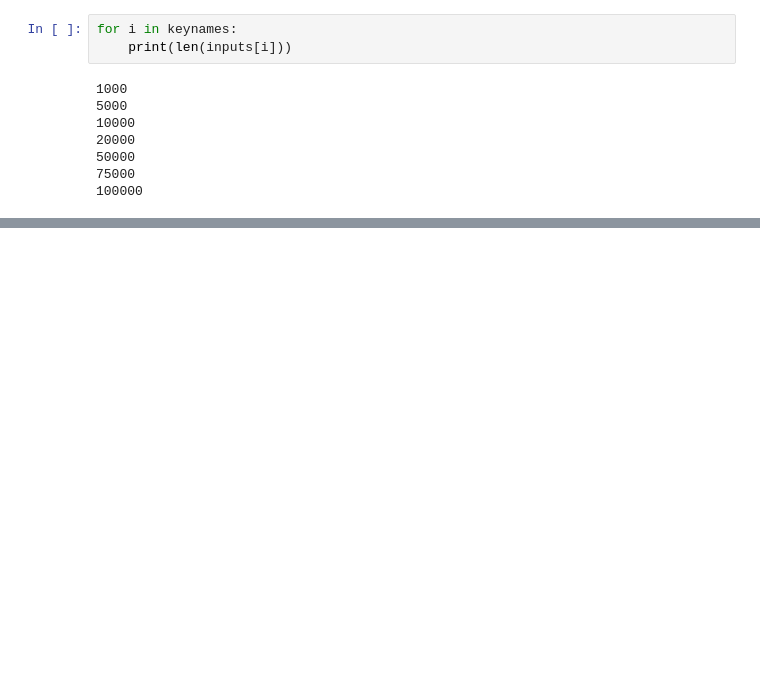
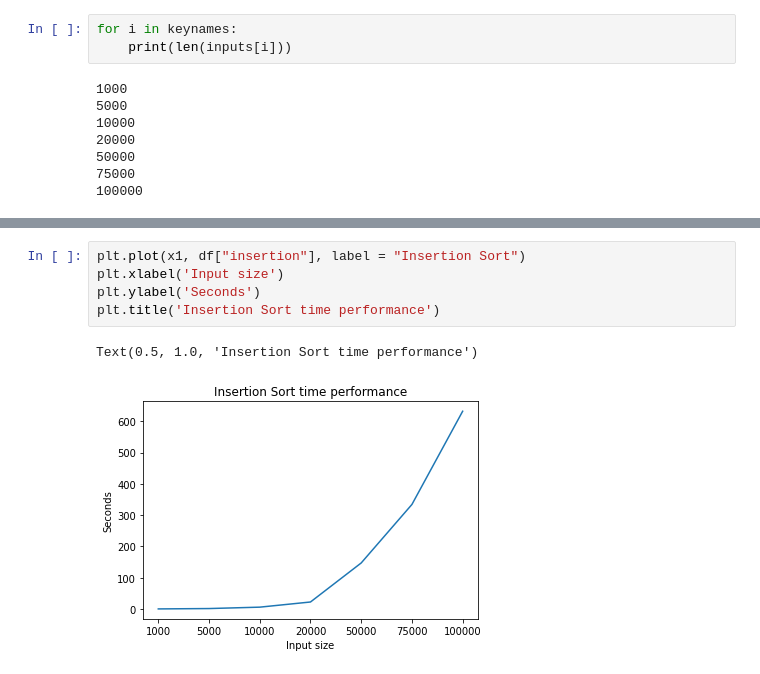
Before and after one commit to CaioCordeiro/SortPerformanceAnalysis, a Jupyter notebook: notebook.ipynb, the cells around one changed output, grey strips where cells are left out. Drawn from its saved outputs; the diff is of its cells as text; blank space fills up the shorter version.

```diff
--- a/notebook.ipynb
+++ b/notebook.ipynb
@@ -192,0 +468,8 @@ with open('test.csv', 'w') as f:
+# %%
+plt.plot(x1, df["insertion"], label = "Insertion Sort")
+plt.xlabel('Input size')
+plt.ylabel('Seconds')
+plt.title('Insertion Sort time performance')
+# %% [output]
+Text(0.5, 1.0, 'Insertion Sort time performance')
+[figure, added]
```
Also changed, not shown: parts of 27 cells of this notebook, 6 other files.
